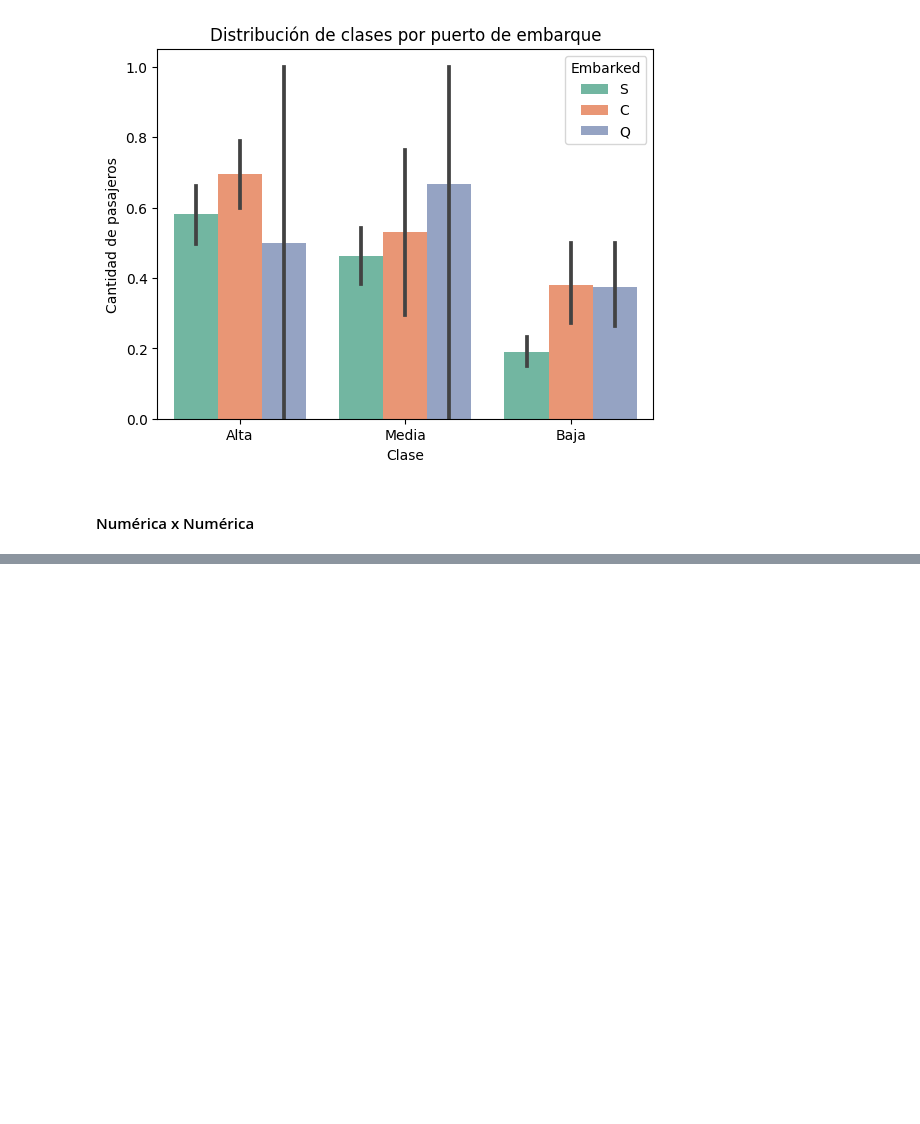
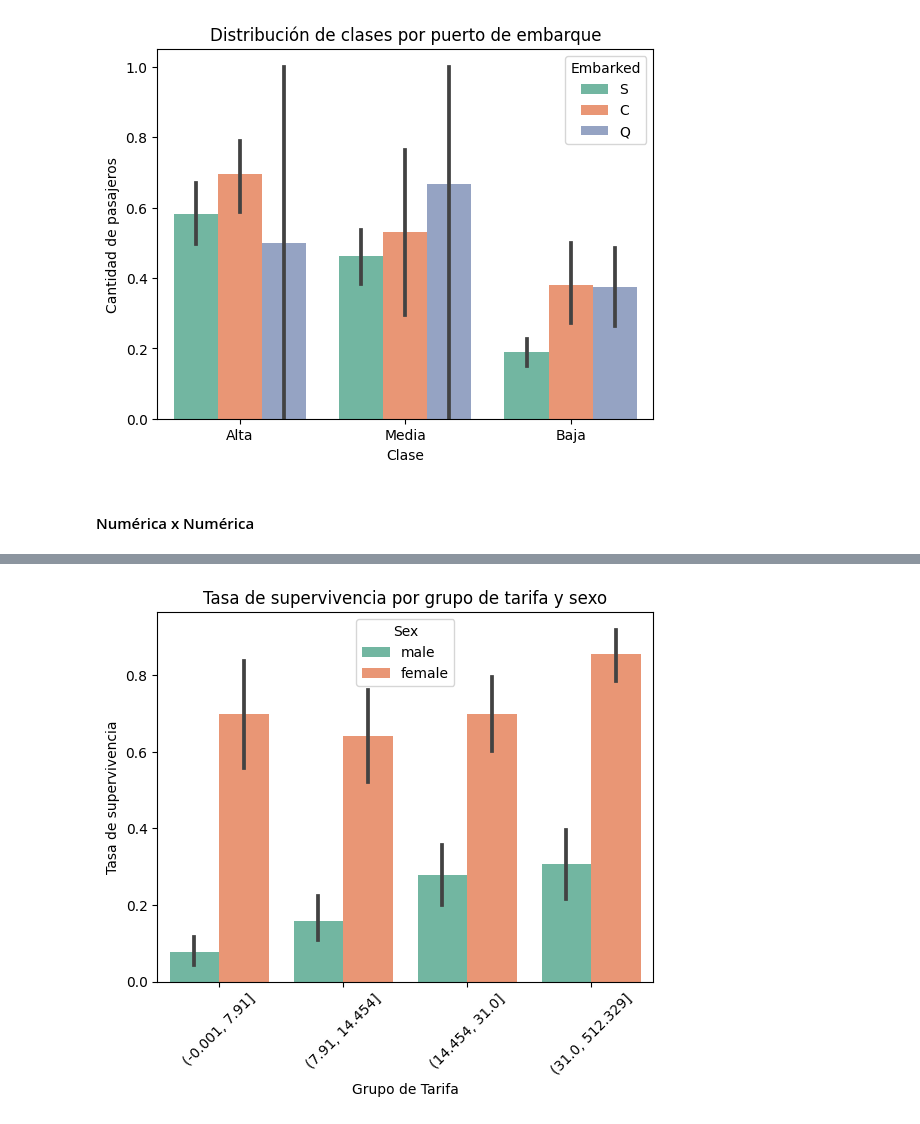
Before and after one commit to urcuninna/titanic_project, a Jupyter notebook: nootebooks/01_data_exploration.ipynb, the cells around one changed output, grey strips where cells are left out. Cells and saved outputs as stored; diff of their text form; code cells hidden in the pictures; blank space fills up the shorter version.

```diff
--- a/nootebooks/01_data_exploration.ipynb
+++ b/nootebooks/01_data_exploration.ipynb
@@ -887,0 +999,14 @@ plt.show()
+# %%
+sns.barplot(
+    data=df,
+    x="Fare_bin",
+    y="Survived",
+    hue="Sex",
+    palette="Set2")
+plt.title('Tasa de supervivencia por grupo de tarifa y sexo')
+plt.xlabel('Grupo de Tarifa')
+plt.ylabel('Tasa de supervivencia')
+plt.xticks(rotation=45)
+plt.show()
+# %% [output]
+[figure, added]
```
Also changed, not shown: parts of 20 cells of this notebook.
